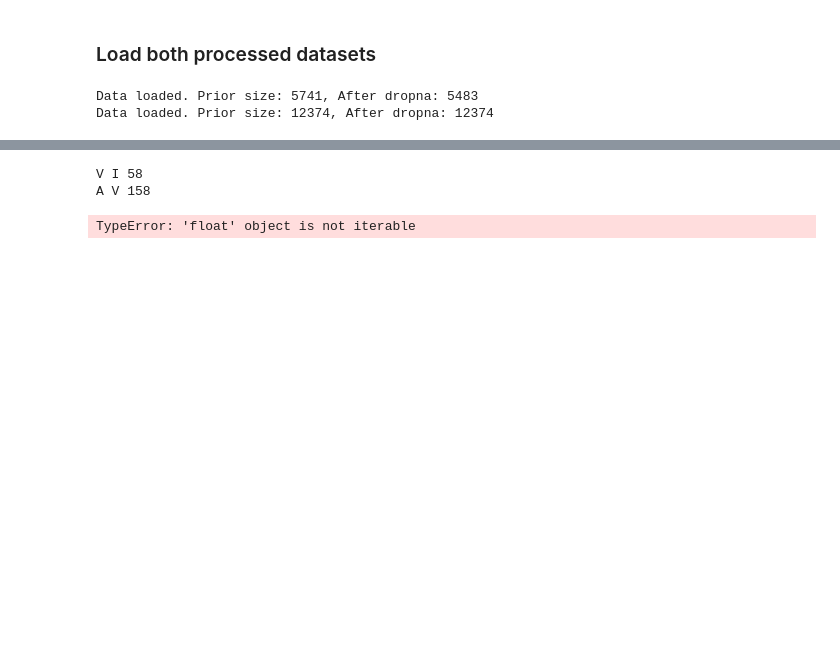
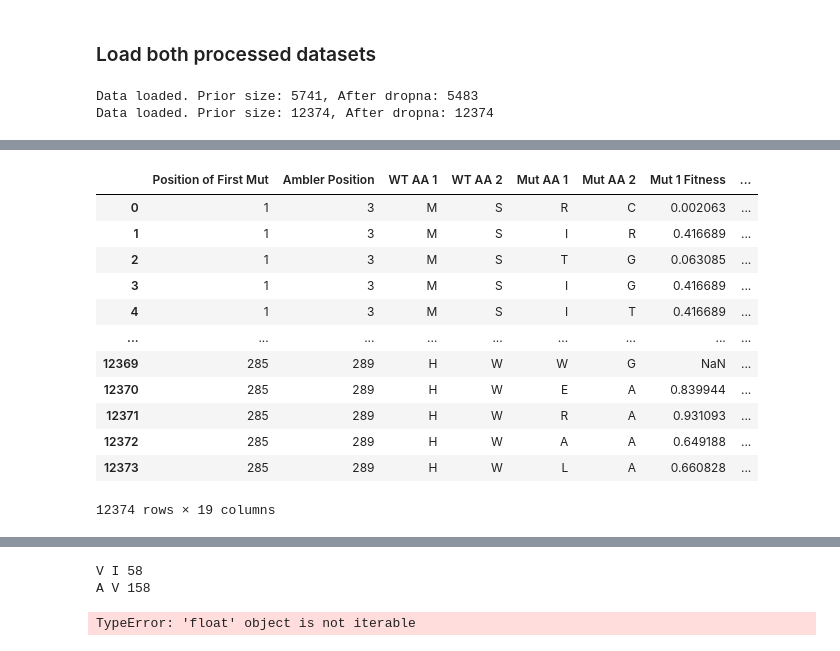
Before and after one commit to Arthurzhou09/aps360_project, a Jupyter notebook: experiments/compare_data.ipynb, the cells around one changed output, grey strips where cells are left out. Saved outputs shown, nothing was run; the diff lists cells and outputs as text; code cells hidden in the pictures; blank space fills up the shorter version.

```diff
--- a/experiments/compare_data.ipynb
+++ b/experiments/compare_data.ipynb
@@ -21,0 +38,16 @@ Data loaded. Prior size: 12374, After dropna: 12374
+# %%
+double_df
+# %% [output]
+|  | Position of First Mut | Ambler Position | WT AA 1 | WT AA 2 | Mut AA 1 | Mut AA 2 | Mut 1 Fitness | ... |
+| 0 | 1 | 3 | M | S | R | C | 0.002063 | ... |
+| 1 | 1 | 3 | M | S | I | R | 0.416689 | ... |
+| 2 | 1 | 3 | M | S | T | G | 0.063085 | ... |
+| 3 | 1 | 3 | M | S | I | G | 0.416689 | ... |
+| 4 | 1 | 3 | M | S | I | T | 0.416689 | ... |
+| ... | ... | ... | ... | ... | ... | ... | ... | ... |
+| 12369 | 285 | 289 | H | W | W | G | NaN | ... |
+| 12370 | 285 | 289 | H | W | E | A | 0.839944 | ... |
+| 12371 | 285 | 289 | H | W | R | A | 0.931093 | ... |
+| 12372 | 285 | 289 | H | W | A | A | 0.649188 | ... |
+| 12373 | 285 | 289 | H | W | L | A | 0.660828 | ... |
+12374 rows × 19 columns
```
Also changed, not shown: parts of 9 cells of this notebook, 4 other files.
